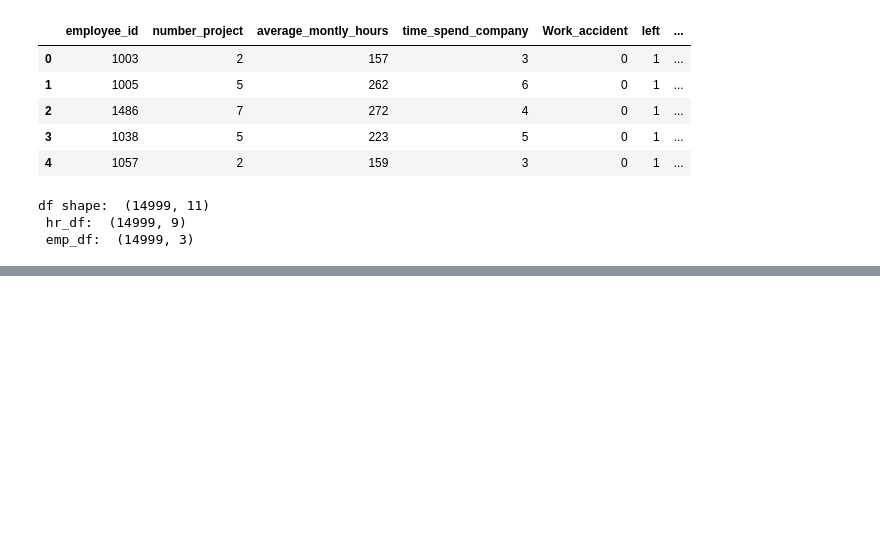
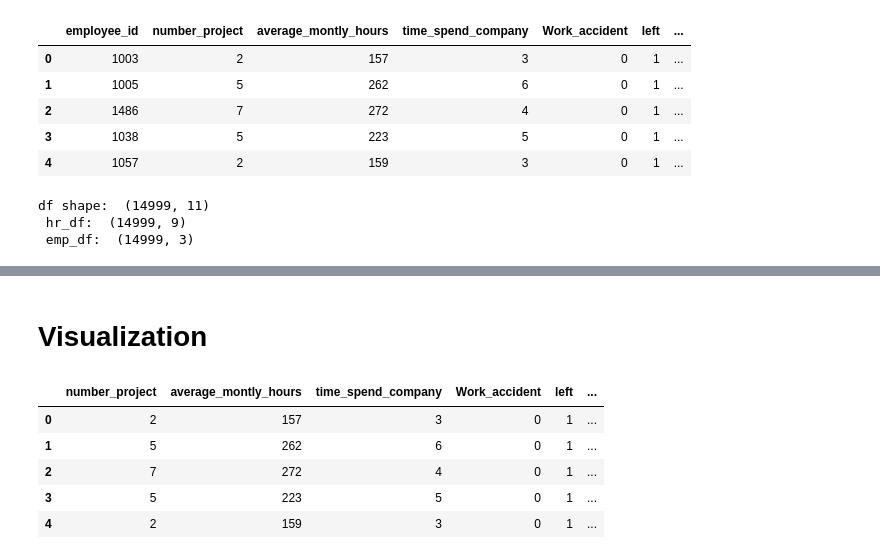
Before and after one commit to xiaomiaoright/RetensionAnalysisWithDeepLearning, a Jupyter notebook: RetensionAnalysis.ipynb, the cells around one changed output, grey strips where cells are left out. Saved outputs shown, nothing was run; the diff lists cells and outputs as text; code cells hidden in the pictures; blank space fills up the shorter version.

```diff
--- a/RetensionAnalysis.ipynb
+++ b/RetensionAnalysis.ipynb
@@ -136,0 +207,12 @@ df shape:  (14999, 11)
+# %% [markdown]
+# Visualization
+# %%
+df = df.drop(columns='employee_id')
+df.head()
+# %% [output]
+|  | number_project | average_montly_hours | time_spend_company | Work_accident | left | ... |
+| 0 | 2 | 157 | 3 | 0 | 1 | ... |
+| 1 | 5 | 262 | 6 | 0 | 1 | ... |
+| 2 | 7 | 272 | 4 | 0 | 1 | ... |
+| 3 | 5 | 223 | 5 | 0 | 1 | ... |
+| 4 | 2 | 159 | 3 | 0 | 1 | ... |
```
Also changed, not shown: parts of 30 cells of this notebook, 3 other files.
